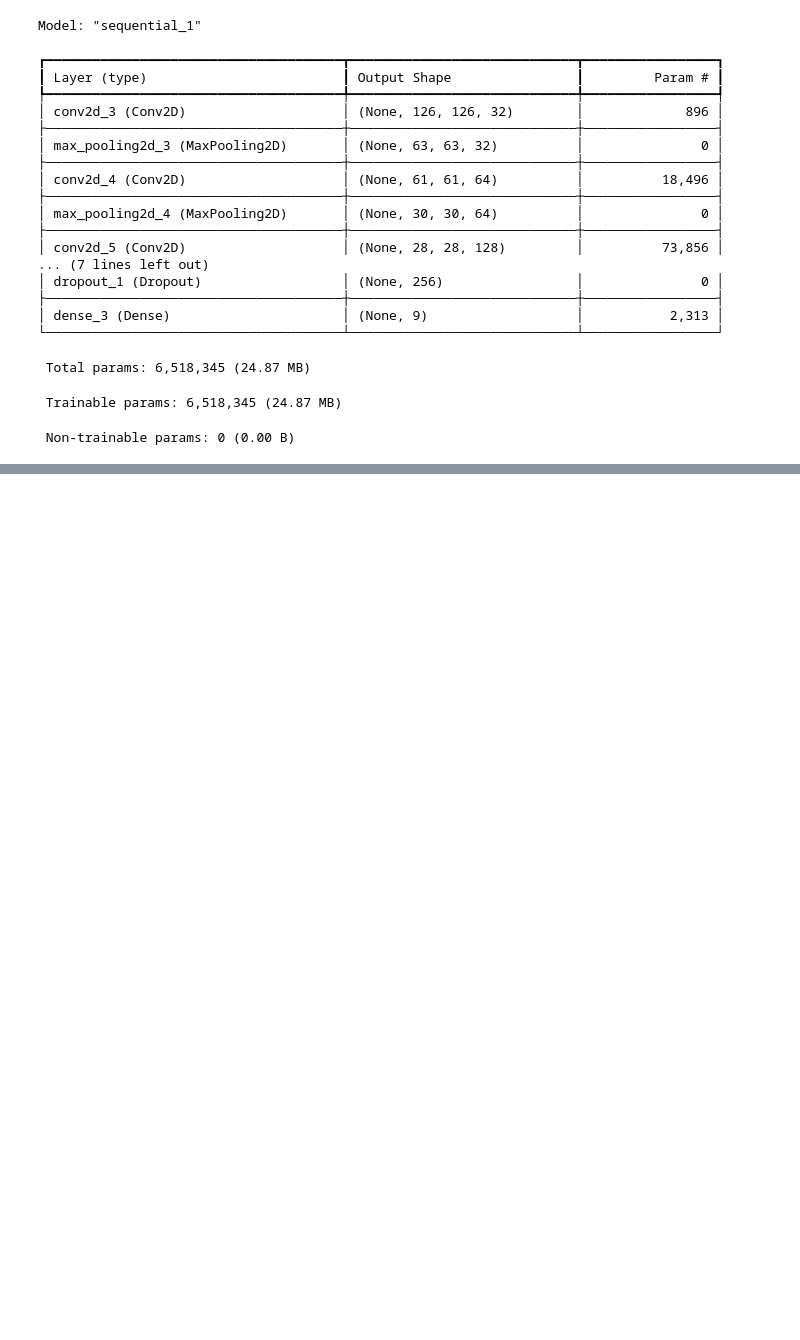
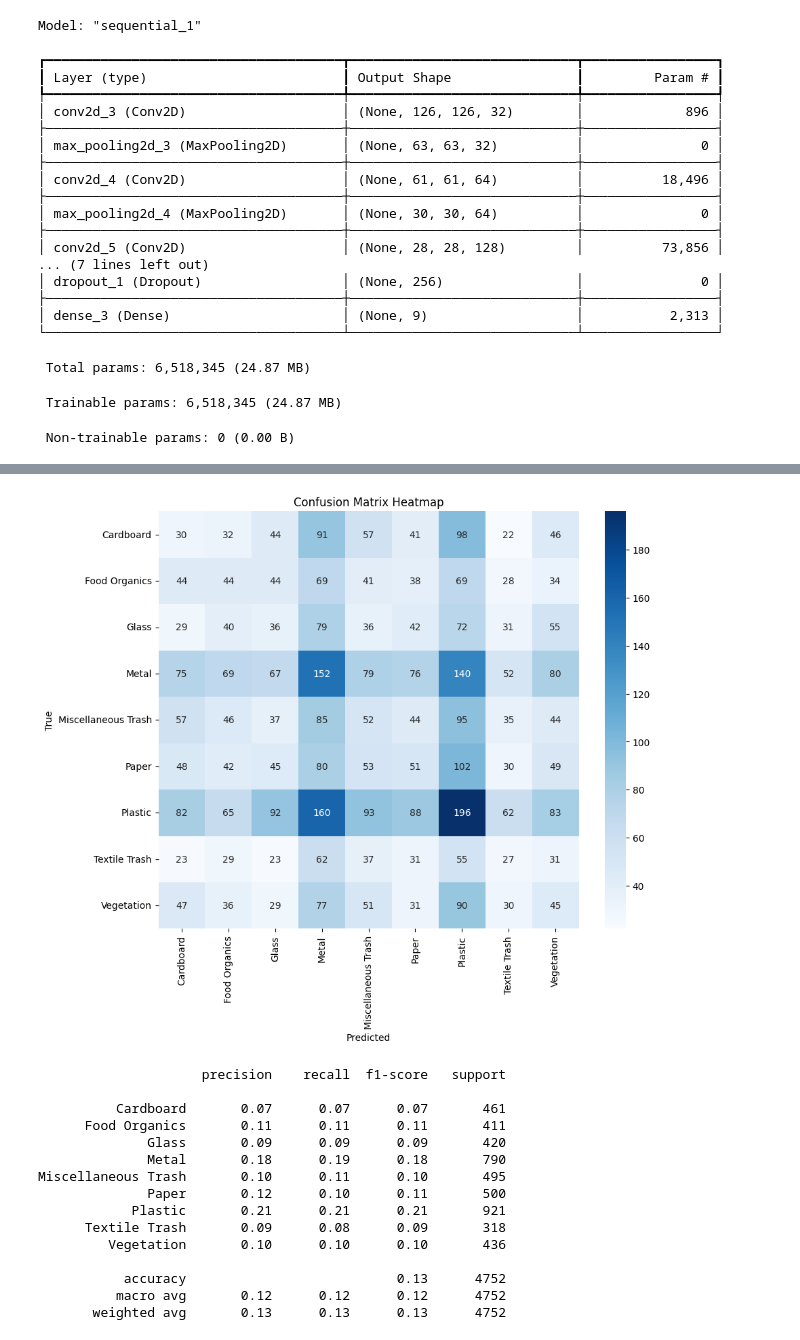
Before and after one commit to dmpcd/EN3150_Assignment_03_CNN, a Jupyter notebook: Simple convolutional neural network to perform classification..ipynb, the cells around one changed output, grey strips where cells are left out. Drawn from its saved outputs; the diff is of its cells as text; code cells hidden in the pictures; blank space fills up the shorter version.

Commit message:
Update Simple convolutional neural network to perform classification

```diff
--- a/Simple convolutional neural network to perform classification..ipynb
+++ b/Simple convolutional neural network to perform classification..ipynb
@@ -206,0 +221,23 @@ Epoch 10/10
+# %%
+import seaborn as sns
+from sklearn.metrics import confusion_matrix, classification_report
+
+# Generate predictions for the test data
+y_pred = model.predict(test_gen)
+y_pred_classes = np.argmax(y_pred, axis=1)  # Predicted class indices
+y_true = test_gen.classes  # True class indices from the generator
+
+# Compute confusion matrix
+cm = confusion_matrix(y_true, y_pred_classes)
+
+# Plot confusion matrix as a heatmap
+plt.figure(figsize=(10, 8))
+sns.heatmap(cm, annot=True, fmt='d', cmap='Blues', xticklabels=test_gen.class_indices.keys(), yticklabels=test_gen.class_indices.keys())
+plt.xlabel('Predicted')
+plt.ylabel('True')
+plt.title('Confusion Matrix Heatmap')
+plt.show()
+
+# Print classification report for additional details
+print(classification_report(y_true, y_pred_classes, target_names=test_gen.class_indices.keys()))
+# %% [output]
@@ -206,0 +245,16 @@ Epoch 10/10
+[figure, added]
+                     precision    recall  f1-score   support
+
+          Cardboard       0.07      0.07      0.07       461
+      Food Organics       0.11      0.11      0.11       411
+              Glass       0.09      0.09      0.09       420
+              Metal       0.18      0.19      0.18       790
+Miscellaneous Trash       0.10      0.11      0.10       495
+              Paper       0.12      0.10      0.11       500
+            Plastic       0.21      0.21      0.21       921
+      Textile Trash       0.09      0.08      0.09       318
+         Vegetation       0.10      0.10      0.10       436
+
+           accuracy                           0.13      4752
+          macro avg       0.12      0.12      0.12      4752
+       weighted avg       0.13      0.13      0.13      4752
```
Also changed, not shown: parts of 11 cells of this notebook.
